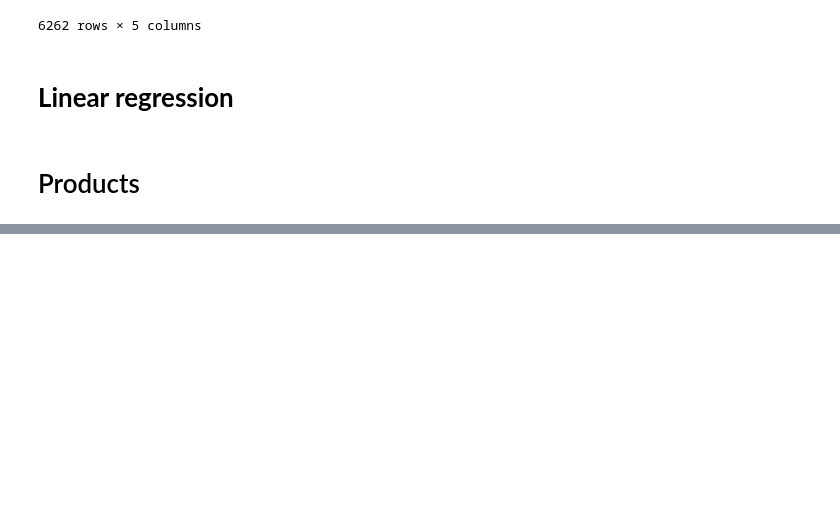
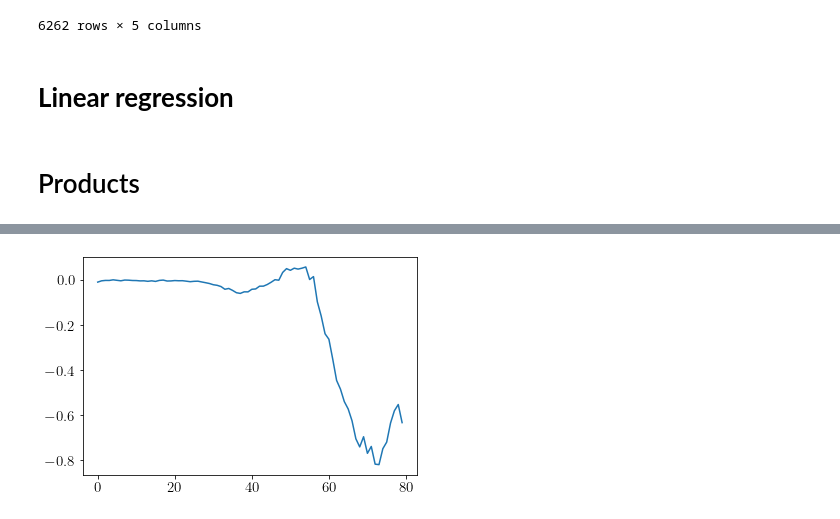
Before and after one commit to rogulforce/life_insurance_projekt, a Jupyter notebook: products_calculation.ipynb, the cells around one changed output, grey strips where cells are left out. Saved outputs shown, nothing was run; the diff lists cells and outputs as text; code cells hidden in the pictures; blank space fills up the shorter version.

```diff
--- a/products_calculation.ipynb
+++ b/products_calculation.ipynb
@@ -185,0 +254,5 @@ plt.show()
+# %%
+plt.plot(a_linear-a_farseer)
+plt.show()
+# %% [output]
+[figure, added]
```
Also changed, not shown: parts of 8 cells of this notebook.
